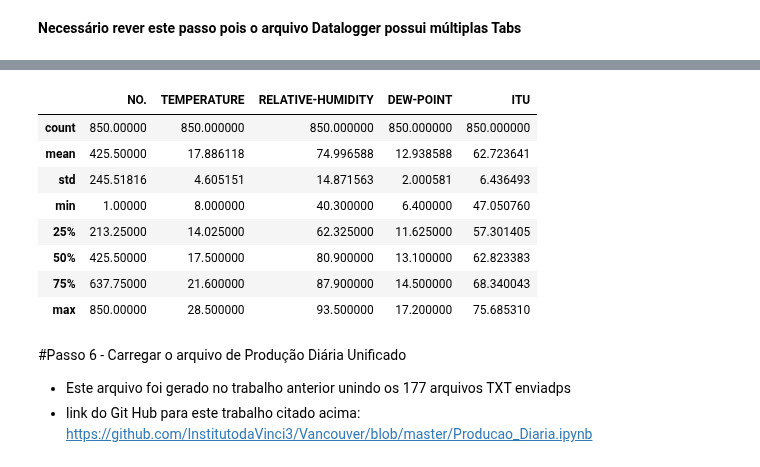
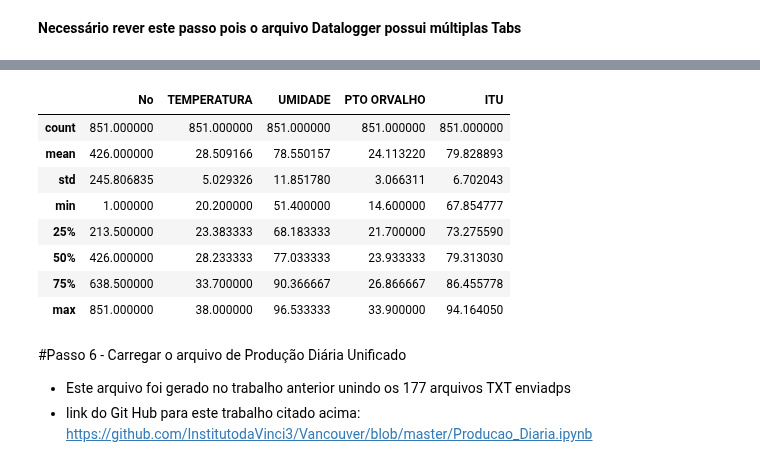
Before and after one commit to InstitutodaVinci3/vancouver, a Jupyter notebook: MedMepNewData.ipynb, the cells around one changed output, grey strips where cells are left out. Drawn from its saved outputs; the diff is of its cells as text; code cells hidden in the pictures.

```diff
--- a/MedMepNewData.ipynb
+++ b/MedMepNewData.ipynb
@@ -11,6 +11,9 @@ import random as rd                     # rd não é alias padrão mas sim adota
 import glob
 import os
 import re
+from datetime import datetime
+# caminho para os arquivos - indique aqui a pasta onde estão os arquivo
+path =r'/content/MedMep/'
 # %% [markdown]
 #Pré-requisto para leitura dos arquivos
 - para leitura dos arquivos diretamente em XLSX é necessário ter os arquivos dispolibilizados no seu Google Dreive, uma vez que ñ possível carregá-los no GitHub
@@ -264 +372,3 @@ dtlog = pd.read_excel('/content/drive/MyDrive/MedMep/New_Data_ XLSX/Datalogger.x
+# %%
+GalpTermico = pd.read_excel(path + 'TempGalpao.xls', sheet_name=1, names=["No", "DATA", "HORA", "TEMPERATURA", "UMIDADE", "PTO ORVALHO", "ITU"])
 # %%
@@ -304,15 +394,15 @@ dtlog.tail(25)
 # %%
-dtlog.describe()
+GalpTermico.describe()
 # %% [output]
-|  | NO. | TEMPERATURE | RELATIVE-HUMIDITY | DEW-POINT | ITU |
-| count | 850.00000 | 850.000000 | 850.000000 | 850.000000 | 850.000000 |
-| mean | 425.50000 | 17.886118 | 74.996588 | 12.938588 | 62.723641 |
-| std | 245.51816 | 4.605151 | 14.871563 | 2.000581 | 6.436493 |
-| min | 1.00000 | 8.000000 | 40.300000 | 6.400000 | 47.050760 |
-| 25% | 213.25000 | 14.025000 | 62.325000 | 11.625000 | 57.301405 |
-| 50% | 425.50000 | 17.500000 | 80.900000 | 13.100000 | 62.823383 |
-| 75% | 637.75000 | 21.600000 | 87.900000 | 14.500000 | 68.340043 |
-| max | 850.00000 | 28.500000 | 93.500000 | 17.200000 | 75.685310 |
+|  | No | TEMPERATURA | UMIDADE | PTO ORVALHO | ITU |
+| count | 851.000000 | 851.000000 | 851.000000 | 851.000000 | 851.000000 |
+| mean | 426.000000 | 28.509166 | 78.550157 | 24.113220 | 79.828893 |
+| std | 245.806835 | 5.029326 | 11.851780 | 3.066311 | 6.702043 |
+| min | 1.000000 | 20.200000 | 51.400000 | 14.600000 | 67.854777 |
+| 25% | 213.500000 | 23.383333 | 68.183333 | 21.700000 | 73.275590 |
+| 50% | 426.000000 | 28.233333 | 77.033333 | 23.933333 | 79.313030 |
+| 75% | 638.500000 | 33.700000 | 90.366667 | 26.866667 | 86.455778 |
+| max | 851.000000 | 38.000000 | 96.533333 | 33.900000 | 94.164050 |
 # %% [markdown]
 #Passo 6 - Carregar o arquivo de Produção Diária Unificado
 - Este arquivo foi gerado no trabalho anterior unindo os 177 arquivos TXT enviadps
```
Also changed, not shown: parts of 19 cells of this notebook.
